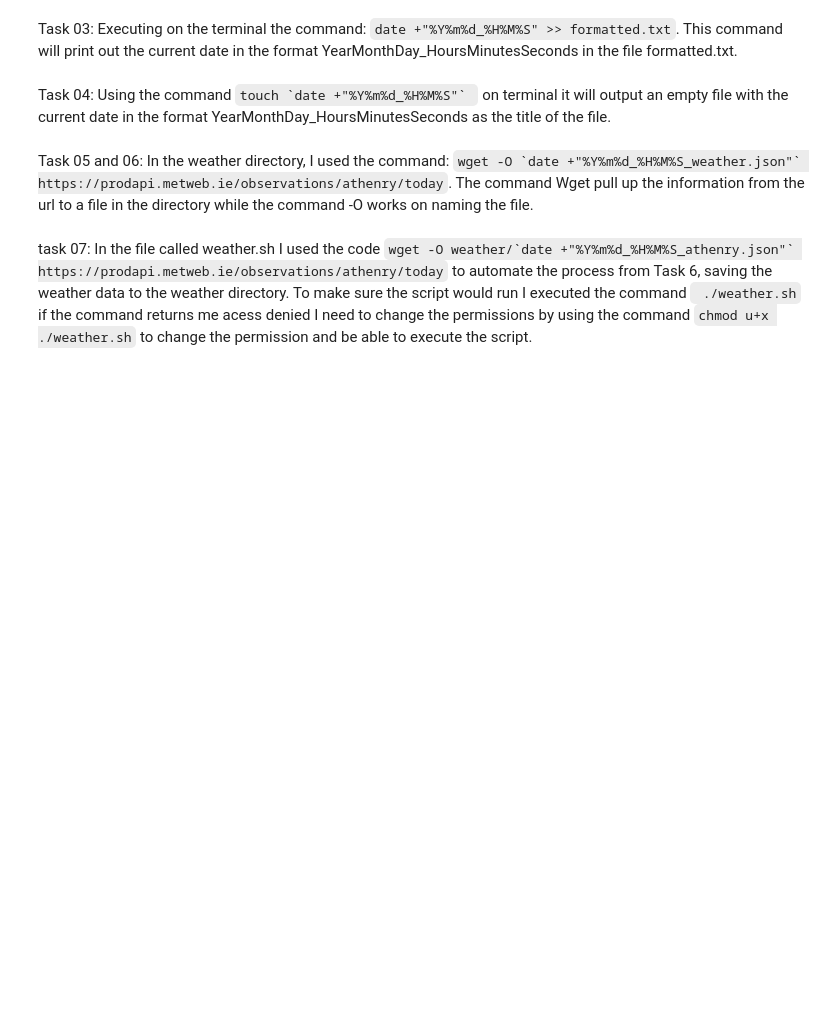
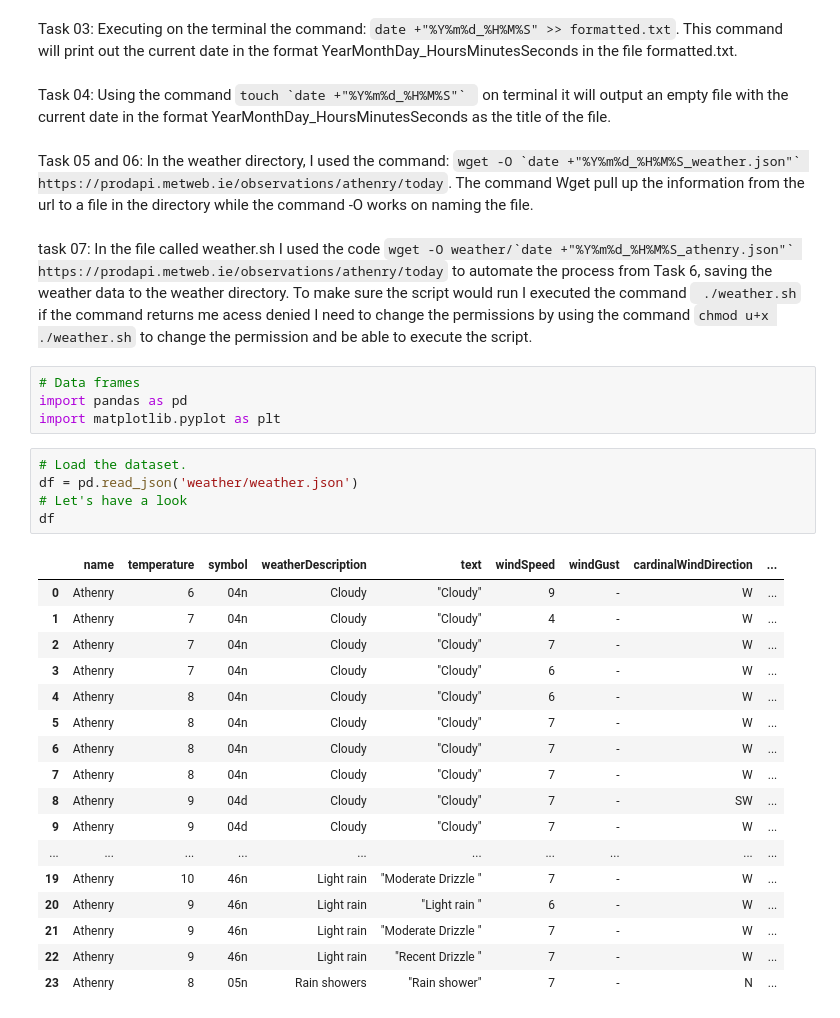
Before and after one commit to FabianeCancian/computer-infrastructure, a Jupyter notebook: data/weather.ipynb, the cells around one changed output. Saved outputs shown, nothing was run; the diff lists cells and outputs as text; blank space fills up the shorter version.

````diff
--- a/data/weather.ipynb
+++ b/data/weather.ipynb
@@ -17,3 +17,30 @@ Task 05 and 06:
 In the weather directory, I used the command: ```wget -O `date +"%Y%m%d_%H%M%S_weather.json"` https://prodapi.metweb.ie/observations/athenry/today```. The command Wget pull up the information from the url to a file in the directory while the command -O works on naming the file.
 # %% [markdown]
 task 07: In the file called weather.sh I used the code ```wget -O weather/`date +"%Y%m%d_%H%M%S_athenry.json"` https://prodapi.metweb.ie/observations/athenry/today```  to automate the process from Task 6, saving the weather data to the weather directory. To make sure the script would run I executed the command ``` ./weather.sh``` if the command returns me acess denied I need to change the permissions by using the command ```chmod u+x ./weather.sh``` to change the permission and be able to execute the script.
+# %%
+# Data frames
+import pandas as pd
+import matplotlib.pyplot as plt
+# %%
+# Load the dataset.
+df = pd.read_json('weather/weather.json')
+# Let's have a look
+df
+# %% [output]
+|  | name | temperature | symbol | weatherDescription | text | windSpeed | windGust | cardinalWindDirection | ... |
+| 0 | Athenry | 6 | 04n | Cloudy | "Cloudy" | 9 | - | W | ... |
+| 1 | Athenry | 7 | 04n | Cloudy | "Cloudy" | 4 | - | W | ... |
+| 2 | Athenry | 7 | 04n | Cloudy | "Cloudy" | 7 | - | W | ... |
+| 3 | Athenry | 7 | 04n | Cloudy | "Cloudy" | 6 | - | W | ... |
+| 4 | Athenry | 8 | 04n | Cloudy | "Cloudy" | 6 | - | W | ... |
+| 5 | Athenry | 8 | 04n | Cloudy | "Cloudy" | 7 | - | W | ... |
+| 6 | Athenry | 8 | 04n | Cloudy | "Cloudy" | 7 | - | W | ... |
+| 7 | Athenry | 8 | 04n | Cloudy | "Cloudy" | 7 | - | W | ... |
+| 8 | Athenry | 9 | 04d | Cloudy | "Cloudy" | 7 | - | SW | ... |
+| 9 | Athenry | 9 | 04d | Cloudy | "Cloudy" | 7 | - | W | ... |
+| ... | ... | ... | ... | ... | ... | ... | ... | ... | ... |
+| 19 | Athenry | 10 | 46n | Light rain | "Moderate Drizzle " | 7 | - | W | ... |
+| 20 | Athenry | 9 | 46n | Light rain | "Light rain " | 6 | - | W | ... |
+| 21 | Athenry | 9 | 46n | Light rain | "Moderate Drizzle " | 7 | - | W | ... |
+| 22 | Athenry | 9 | 46n | Light rain | "Recent Drizzle " | 7 | - | W | ... |
+| 23 | Athenry | 8 | 05n | Rain showers | "Rain shower" | 7 | - | N | ... |
````
Also changed, not shown: parts of 4 cells of this notebook.
